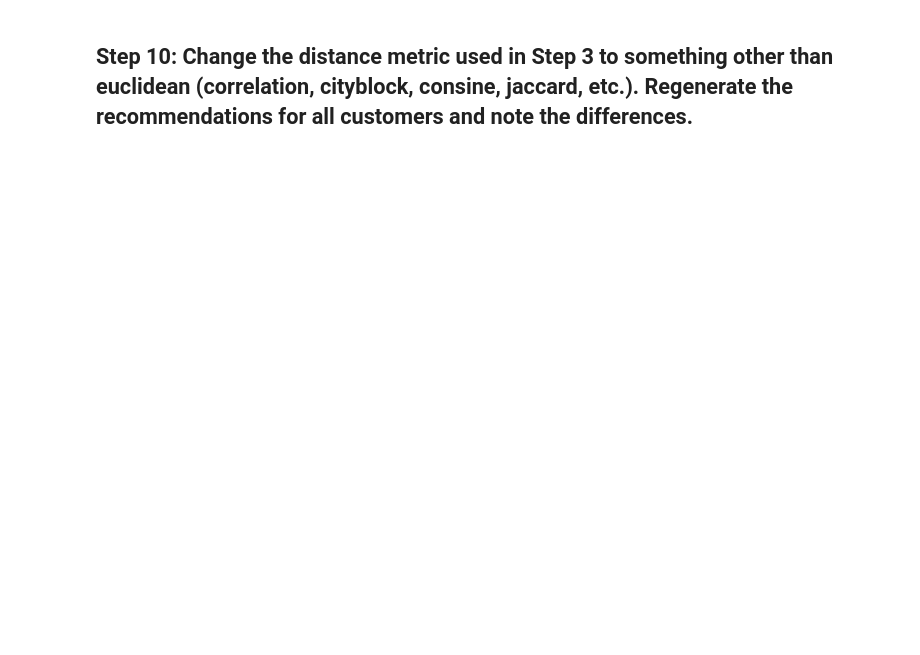
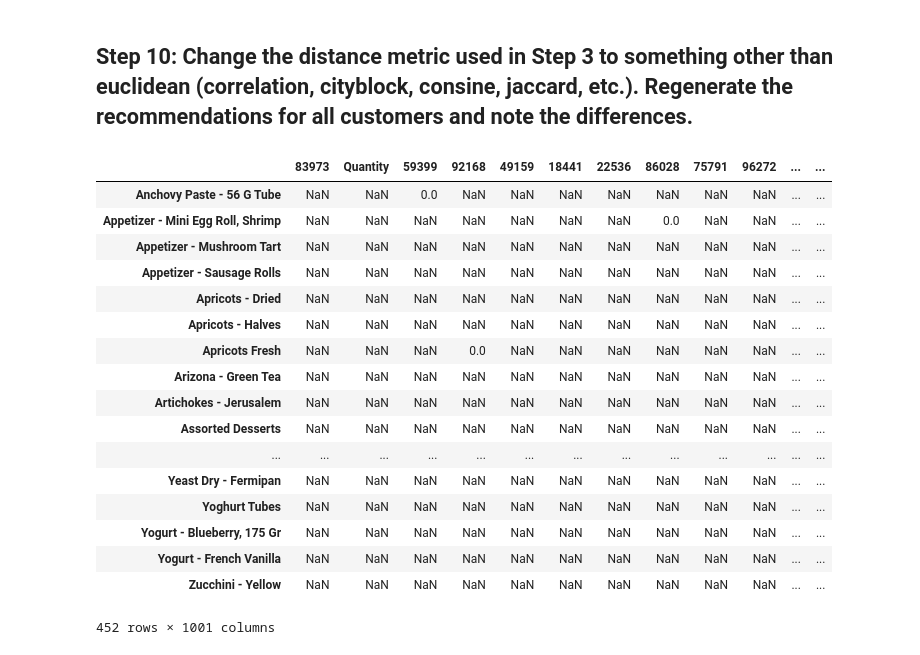
Before and after one commit to LauraRepullo/datamad0119, a Jupyter notebook: module-2/lab-intro-recommender-systems/your-code/main.ipynb, the cells around one changed output. Saved outputs shown, nothing was run; the diff lists cells and outputs as text; code cells hidden in the pictures; blank space fills up the shorter version.

```diff
--- a/module-2/lab-intro-recommender-systems/your-code/main.ipynb
+++ b/module-2/lab-intro-recommender-systems/your-code/main.ipynb
@@ -149,3 +139,7 @@ df1[df1[33]==0].merge(df3, on='ProductName').sort_values(by='Quantity',ascending
 - Create an empty dictionary that will hold the recommendations for all customers.
 - Create a list of unique CustomerIDs to iterate over.
 - Iterate over the customer list performing steps 4 through 7 for each and appending the results of each iteration to the dictionary you created.
+# %%
+recommend ={}
+customerID = set(data.CustomerID.tolist())
+len(customerID)
@@ -151,0 +148,10 @@ df1[df1[33]==0].merge(df3, on='ProductName').sort_values(by='Quantity',ascending
+# %%
+for i in customerID:
+    top_5 = distances[i].sort_values(ascending=False)[1:6]
+    df2=df.loc[df['CustomerID'].isin(top_5.index)]
+    df3= df2.groupby(['ProductName'], as_index=True)[['Quantity']].sum().sort_values('Quantity',ascending=False)
+    top5_recommended = df1[df1[i]==0].merge(df3, on='ProductName').sort_values(by='Quantity',ascending=False)[[i,'Quantity']].head()
+    top5_recommended.to_dict()
+    recommend.update(top5_recommended.to_dict())
+
+recommend
@@ -154,2 +199,34 @@ df1[df1[33]==0].merge(df3, on='ProductName').sort_values(by='Quantity',ascending
 # %% [markdown]
 ## Step 10: Change the distance metric used in Step 3 to something other than euclidean (correlation, cityblock, consine, jaccard, etc.). Regenerate the recommendations for all customers and note the differences.
+# %%
+distances_cos = pd.DataFrame(1/(1 + squareform(pdist(df1.T, 'cosine'))), index=df1.columns, columns=df1.columns)
+recommend_cos = {}
+
+for i in customerID:
+    top_5 = distances_cos[i].sort_values(ascending=False)[1:6]
+    df2=df.loc[df['CustomerID'].isin(top_5.index)]
+    df3= df2.groupby(['ProductName'], as_index=True)[['Quantity']].sum().sort_values('Quantity',ascending=False)
+    top5_recommended = df1[df1[i]==0].merge(df3, on='ProductName').sort_values(by='Quantity',ascending=False)[[i,'Quantity']].head()
+    top5_recommended.to_dict()
+    recommend_cos.update(top5_recommended.to_dict())
+
+pd.DataFrame(recommend_cos)
+# %% [output]
+|  | 83973 | Quantity | 59399 | 92168 | 49159 | 18441 | 22536 | 86028 | 75791 | 96272 | ... | ... |
+| Anchovy Paste - 56 G Tube | NaN | NaN | 0.0 | NaN | NaN | NaN | NaN | NaN | NaN | NaN | ... | ... |
+| Appetizer - Mini Egg Roll, Shrimp | NaN | NaN | NaN | NaN | NaN | NaN | NaN | 0.0 | NaN | NaN | ... | ... |
+| Appetizer - Mushroom Tart | NaN | NaN | NaN | NaN | NaN | NaN | NaN | NaN | NaN | NaN | ... | ... |
+| Appetizer - Sausage Rolls | NaN | NaN | NaN | NaN | NaN | NaN | NaN | NaN | NaN | NaN | ... | ... |
+| Apricots - Dried | NaN | NaN | NaN | NaN | NaN | NaN | NaN | NaN | NaN | NaN | ... | ... |
+| Apricots - Halves | NaN | NaN | NaN | NaN | NaN | NaN | NaN | NaN | NaN | NaN | ... | ... |
+| Apricots Fresh | NaN | NaN | NaN | 0.0 | NaN | NaN | NaN | NaN | NaN | NaN | ... | ... |
+| Arizona - Green Tea | NaN | NaN | NaN | NaN | NaN | NaN | NaN | NaN | NaN | NaN | ... | ... |
+| Artichokes - Jerusalem | NaN | NaN | NaN | NaN | NaN | NaN | NaN | NaN | NaN | NaN | ... | ... |
+| Assorted Desserts | NaN | NaN | NaN | NaN | NaN | NaN | NaN | NaN | NaN | NaN | ... | ... |
+| ... | ... | ... | ... | ... | ... | ... | ... | ... | ... | ... | ... | ... |
+| Yeast Dry - Fermipan | NaN | NaN | NaN | NaN | NaN | NaN | NaN | NaN | NaN | NaN | ... | ... |
+| Yoghurt Tubes | NaN | NaN | NaN | NaN | NaN | NaN | NaN | NaN | NaN | NaN | ... | ... |
+| Yogurt - Blueberry, 175 Gr | NaN | NaN | NaN | NaN | NaN | NaN | NaN | NaN | NaN | NaN | ... | ... |
+| Yogurt - French Vanilla | NaN | NaN | NaN | NaN | NaN | NaN | NaN | NaN | NaN | NaN | ... | ... |
+| Zucchini - Yellow | NaN | NaN | NaN | NaN | NaN | NaN | NaN | NaN | NaN | NaN | ... | ... |
+452 rows × 1001 columns
```
Also changed, not shown: parts of 8 cells of this notebook.
